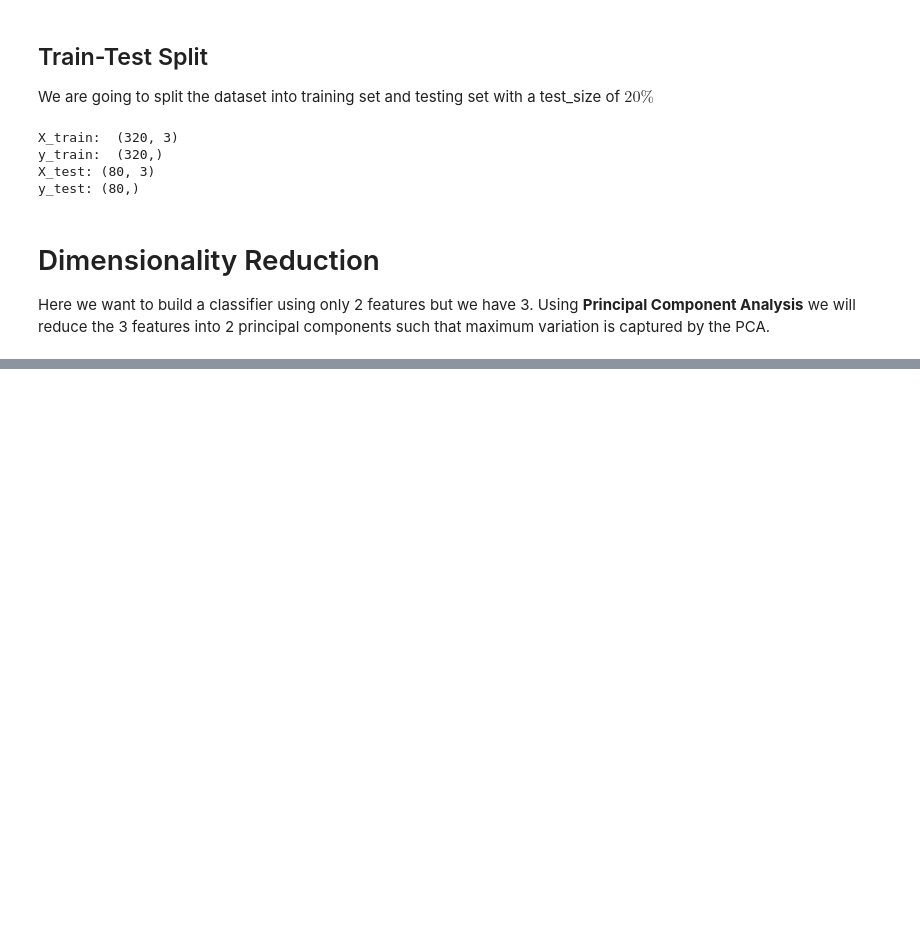
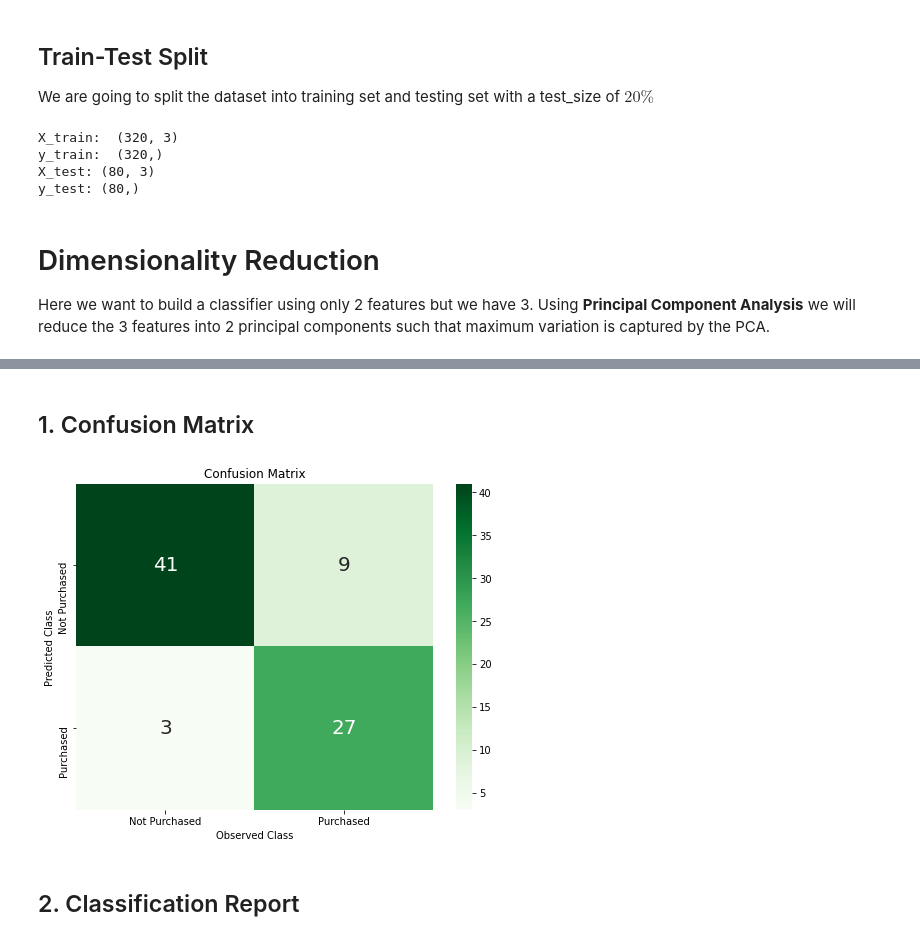
Before and after one commit to arnabd64/classifier-comparison-1, a Jupyter notebook: notebook.ipynb, the cells around one changed output, grey strips where cells are left out. Drawn from its saved outputs; the diff is of its cells as text; code cells hidden in the pictures; blank space fills up the shorter version.

```diff
--- a/notebook.ipynb
+++ b/notebook.ipynb
@@ -398,0 +467,6 @@ AUC_ROC(nbc, X_train, X_test, y_train, y_test)
+# %%
+svmc = SVC()
+# Training the Model
+svmc.fit(X_train, y_train)
+# Training Report
+print(classification_report(y_train, svmc.predict(X_train), target_names = class_names))
@@ -398,0 +482,8 @@ AUC_ROC(nbc, X_train, X_test, y_train, y_test)
+# %% [markdown]
+## 1. Confusion Matrix
+# %%
+cm_Heatmap(y_test, svmc.predict(X_test), class_names)
+# %% [output]
+[figure, added]
+# %% [markdown]
+## 2. Classification Report
```
Also changed, not shown: parts of 48 cells of this notebook.
